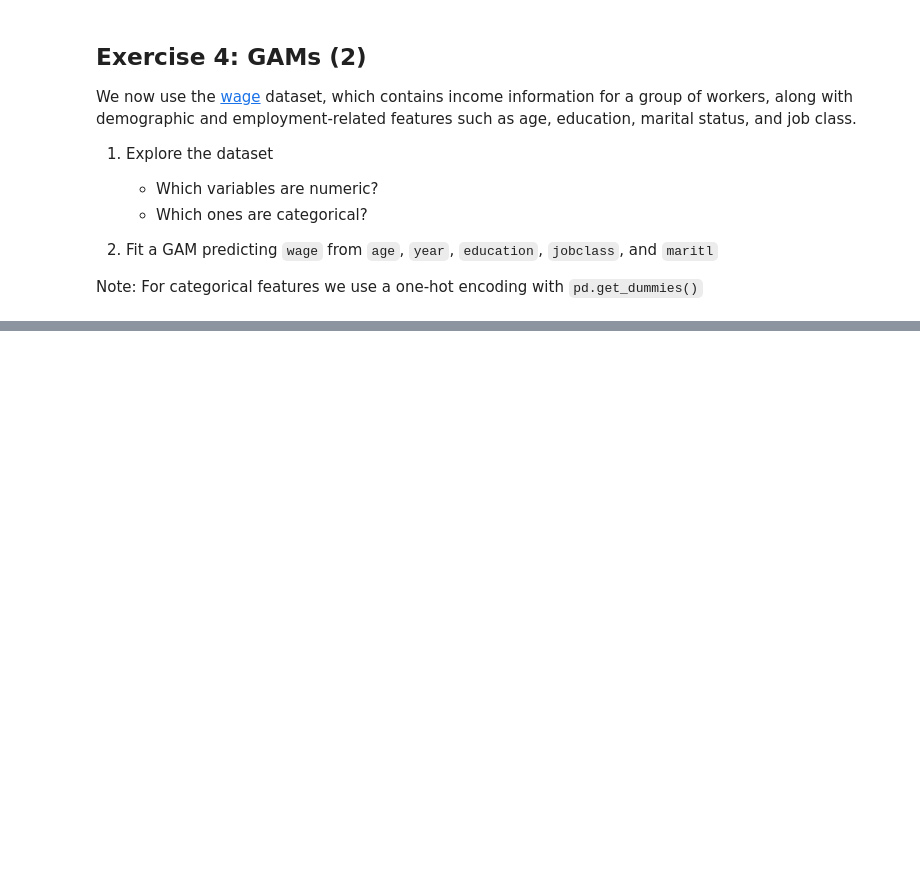
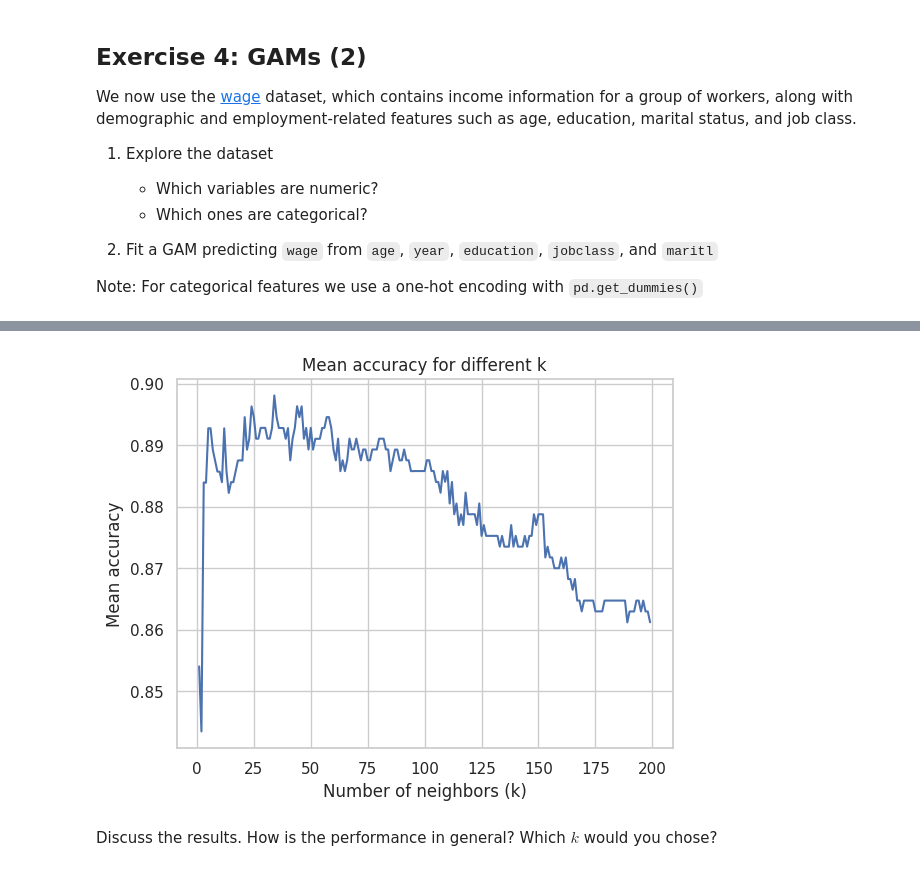
Before and after one commit to mibur1/psy112, a Jupyter notebook: book/solutions/solutions_2.ipynb, the cells around one changed output, grey strips where cells are left out. Cells and saved outputs as stored; diff of their text form; code cells hidden in the pictures; blank space fills up the shorter version.

```diff
--- a/book/solutions/solutions_2.ipynb
+++ b/book/solutions/solutions_2.ipynb
@@ -237,0 +300,21 @@ print(res.summary())
+# %%
+# Select features and target
+X = df[['mean area', 'mean radius', 'mean smoothness']]
+y = df['target']
+
+# Scale the features
+scaler = StandardScaler()
+X_scaled = scaler.fit_transform(X)
+
+# Split the data into training and testing sets
+X_train, X_test, y_train, y_test = train_test_split(X_scaled, y, test_size=0.2, random_state=42)
+
+# Perform KNN classification
+knn = KNeighborsClassifier(n_neighbors=5)
+knn.fit(X_train, y_train)
+
+# Get predictions
+y_pred = knn.predict(X_test)
+
+print("Accuracy:", accuracy_score(y_test, y_pred))
+print("\nClassification Report:\n", classification_report(y_test, y_pred))
@@ -237,0 +343,22 @@ print(res.summary())
+# %%
+from sklearn.model_selection import cross_val_score
+import seaborn as sns
+
+k_values = range(1, 200)
+mean_accuracies = []
+
+# 5-fold cross-validation for different k values
+for k in k_values:
+    knn = KNeighborsClassifier(n_neighbors=k)
+    scores = cross_val_score(knn, X_scaled, y, cv=5)
+    mean_accuracies.append(scores.mean())
+
+# Plot
+fig, ax = plt.subplots()
+sns.set_theme(style="whitegrid")
+sns.lineplot(x=k_values, y=mean_accuracies, linestyle='-', ax=ax)
+ax.set(xlabel='Number of neighbors (k)', ylabel='Mean accuracy', title='Mean accuracy for different k');
+# %% [output]
+[figure, added]
+# %% [markdown]
+Discuss the results. How is the performance in general? Which $k$ would you chose?
```
Also changed, not shown: parts of 7 cells of this notebook, 2 other files.
